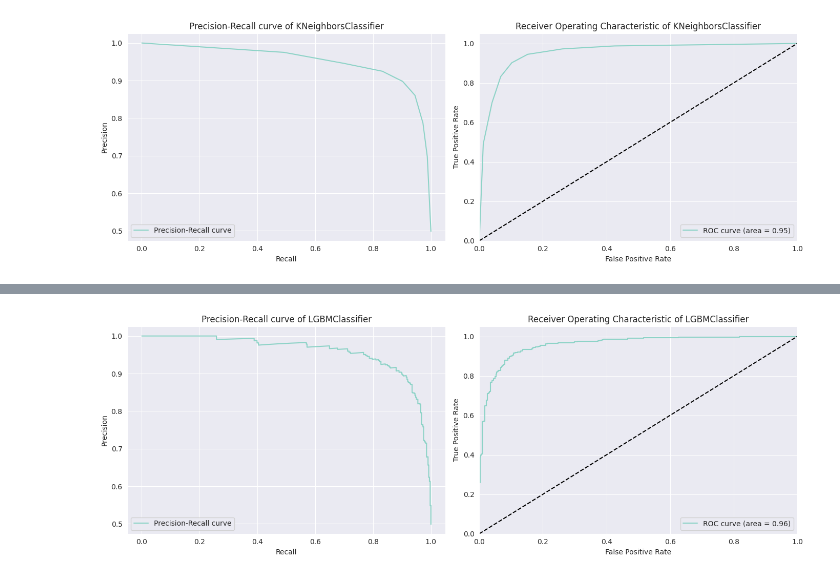
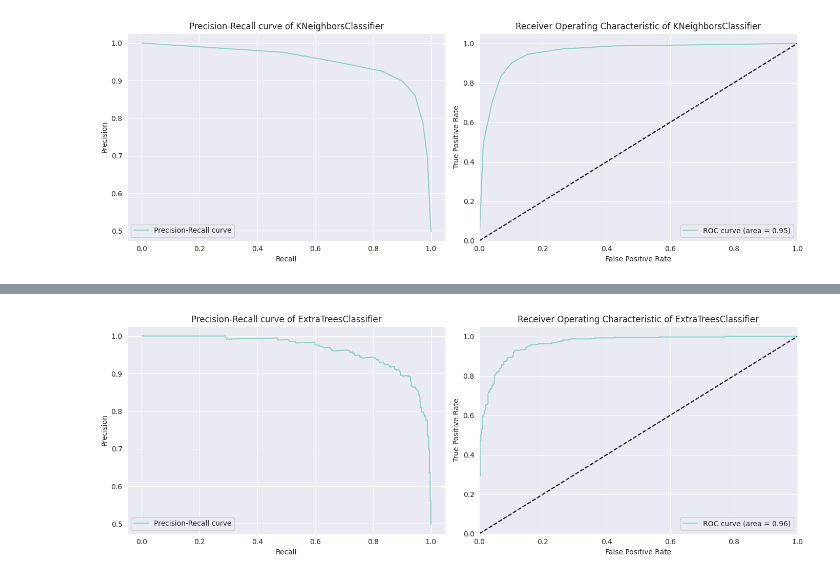
Before and after one commit to faris771/Apple_Quality_Classifier, a Jupyter notebook: main.ipynb, the cells around one changed output, grey strips where cells are left out. Saved outputs shown, nothing was run; the diff lists cells and outputs as text; code cells hidden in the pictures.

Commit message:
Hyper parameter tuning has been made

```diff
--- a/main.ipynb
+++ b/main.ipynb
@@ -506,7 +509,6 @@ classifiers = [
     RandomForestClassifier(random_state=SEED),
     ExtraTreesClassifier(random_state=SEED),
     XGBClassifier(random_state=SEED, n_jobs=-1),
-    LGBMClassifier(random_state=SEED, n_jobs=-1)
 ]
 # %%
 # train and test the classifiers
@@ -576,7 +619,8 @@ We will choose SVC and LGBMClassifier
 # %%
 from sklearn.svm import SVC
 
-svc_model = SVC(probability=True, random_state=SEED)
+BEST_C = 100
+svc_model = SVC(probability=True, random_state=SEED, C=BEST_C)
 svc_model.fit(X_train, y_train)
 y_pred = svc_model.predict(X_test)
 print(f'Accuracy: {accuracy_score(y_test, y_pred)}')
@@ -608,10 +654,19 @@ weighted avg       0.91      0.91      0.90       800
 # %%
-lgbm_model = LGBMClassifier(random_state=SEED, n_jobs=-1)
-lgbm_model.fit(X_train, y_train)
-y_pred = lgbm_model.predict(X_test)
-print(f'Accuracy: {accuracy_score(y_test, y_pred)}')
-print('--------------------------------------')
-print(f'Confusion Matrix: \n{confusion_matrix(y_test, y_pred)}')
-print('--------------------------------------')
-print(f'Classification Report: \n{classification_report(y_test, y_pred)}')
-print('--------------------------------------')
+# Define the parameter values that should be searched
+n_estimators_range = [50, 100, 200, 500, 1000,  1500,  2100, 3000]
+
+
+param_grid = dict(n_estimators=n_estimators_range)
+
+# Instantiate the grid
+grid = GridSearchCV(ExtraTreesClassifier(), param_grid, cv=5, scoring='accuracy') # cv = cross validation = 5 folds
+
+# Fit the grid with data
+grid.fit(X_train, y_train)
+
+# View the complete results
+print(grid.cv_results_)
+
+# Examine the best model
+print(grid.best_score_)
+print(grid.best_params_)
@@ -657,0 +673,11 @@ Requirement already satisfied: six>=1.5 in /usr/lib/python3/dist-packages (from
+# %%
+BEST_N_ESTIMATORS = 1500
+etc_model = ExtraTreesClassifier(n_estimators=BEST_N_ESTIMATORS, random_state=SEED)
+etc_model.fit(X_train, y_train)
+y_pred = etc_model.predict(X_test)
+print(f'Accuracy: {accuracy_score(y_test, y_pred)}')
+print('--------------------------------------')
+print(f'Confusion Matrix: \n{confusion_matrix(y_test, y_pred)}')
+print('--------------------------------------')
+print(f'Classification Report: \n{classification_report(y_test, y_pred)}')
+print('--------------------------------------')
@@ -699,4 +744,4 @@ report_classifiers_curves(svc_model)
 # %%
-report_classifiers_curves(lgbm_model)
+report_classifiers_curves(etc_model)
 # %% [output]
-[figure, old version]
+[figure, new version]
```
Also changed, not shown: parts of 28 cells of this notebook.
